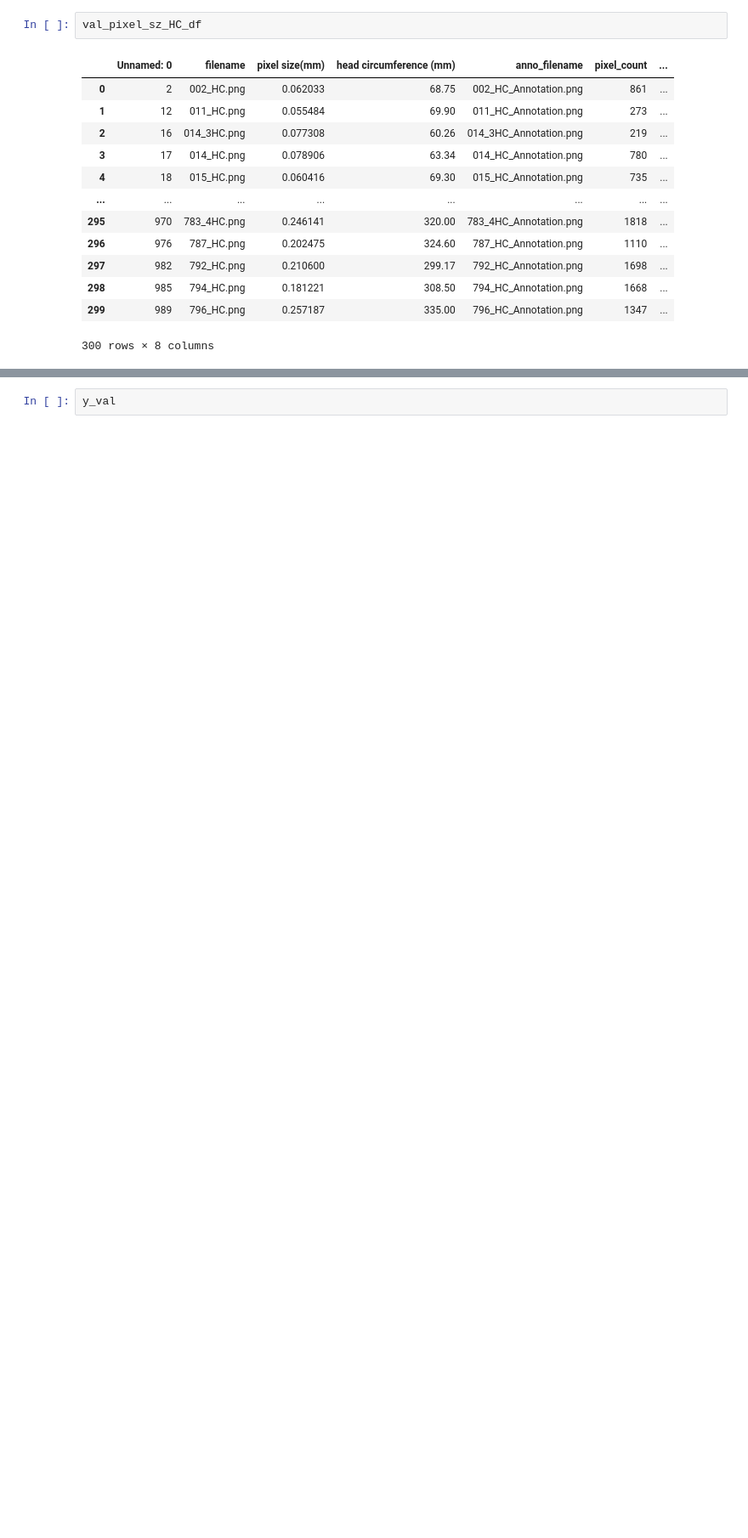
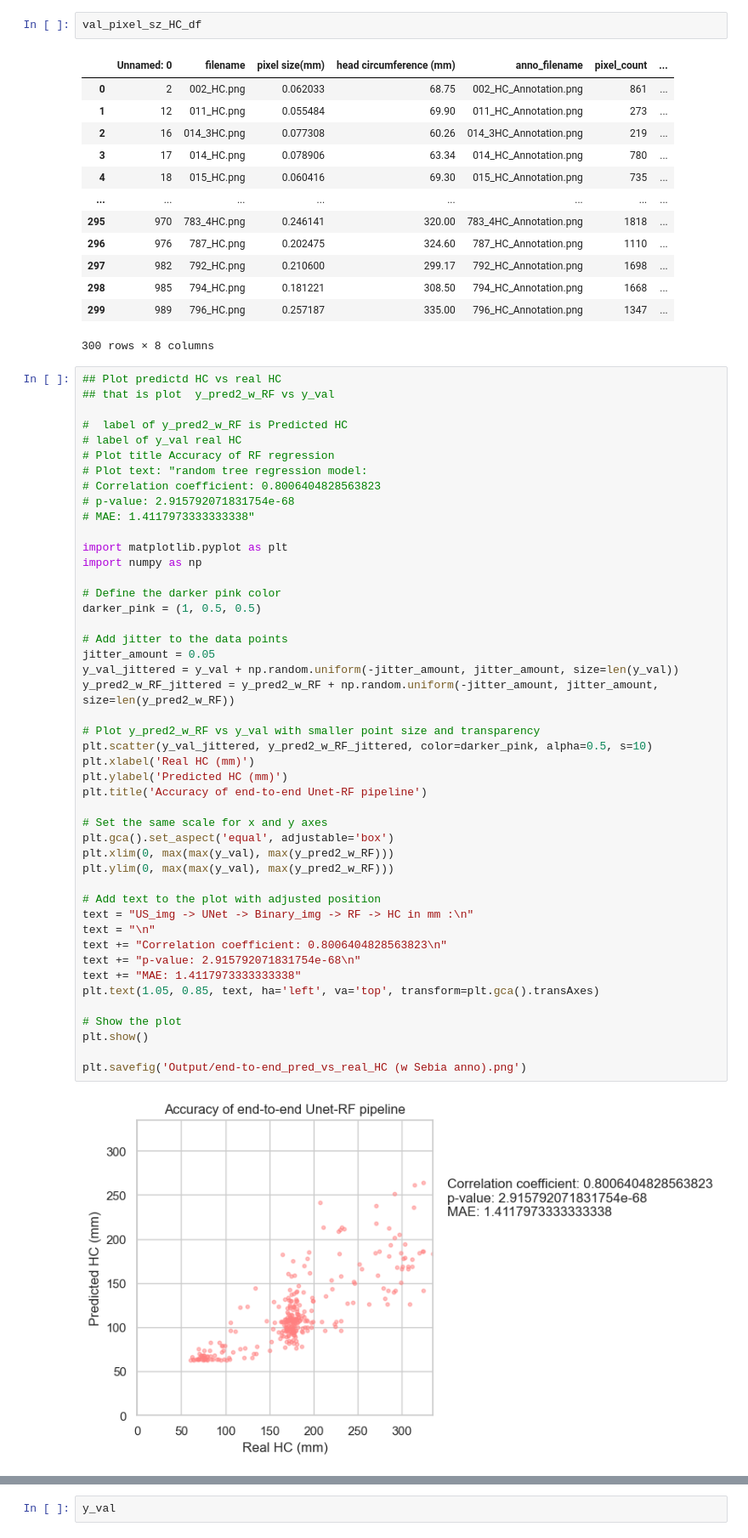
Before and after one commit to AnnChou/H1-AF, a Jupyter notebook: Jun15_pixelCt_pixelSz_HeadCir_Reg-Copy1.ipynb, the cells around one changed output, grey strips where cells are left out. Shown at 85% size. Cells and saved outputs as stored; diff of their text form; blank space fills up the shorter version.

```diff
--- a/Jun15_pixelCt_pixelSz_HeadCir_Reg-Copy1.ipynb
+++ b/Jun15_pixelCt_pixelSz_HeadCir_Reg-Copy1.ipynb
@@ -575,3 +603,51 @@ val_pixel_sz_HC_df
 | 298 | 985 | 794_HC.png | 0.181221 | 308.50 | 794_HC_Annotation.png | 1668 | ... |
 | 299 | 989 | 796_HC.png | 0.257187 | 335.00 | 796_HC_Annotation.png | 1347 | ... |
 300 rows × 8 columns
+# %%
+## Plot predictd HC vs real HC
+## that is plot  y_pred2_w_RF vs y_val
+
+#  label of y_pred2_w_RF is Predicted HC
+# label of y_val real HC
+# Plot title Accuracy of RF regression
+# Plot text: "random tree regression model:
+# Correlation coefficient: 0.8006404828563823
+# p-value: 2.915792071831754e-68
+# MAE: 1.4117973333333338"
+
+import matplotlib.pyplot as plt
+import numpy as np
+
+# Define the darker pink color
+darker_pink = (1, 0.5, 0.5)
+
+# Add jitter to the data points
+jitter_amount = 0.05
+y_val_jittered = y_val + np.random.uniform(-jitter_amount, jitter_amount, size=len(y_val))
+y_pred2_w_RF_jittered = y_pred2_w_RF + np.random.uniform(-jitter_amount, jitter_amount, size=len(y_pred2_w_RF))
+
+# Plot y_pred2_w_RF vs y_val with smaller point size and transparency
+plt.scatter(y_val_jittered, y_pred2_w_RF_jittered, color=darker_pink, alpha=0.5, s=10)
+plt.xlabel('Real HC (mm)')
+plt.ylabel('Predicted HC (mm)')
+plt.title('Accuracy of end-to-end Unet-RF pipeline')
+
+# Set the same scale for x and y axes
+plt.gca().set_aspect('equal', adjustable='box')
+plt.xlim(0, max(max(y_val), max(y_pred2_w_RF)))
+plt.ylim(0, max(max(y_val), max(y_pred2_w_RF)))
+
+# Add text to the plot with adjusted position
+text = "US_img -> UNet -> Binary_img -> RF -> HC in mm :\n"
+text = "\n"
+text += "Correlation coefficient: 0.8006404828563823\n"
+text += "p-value: 2.915792071831754e-68\n"
+text += "MAE: 1.4117973333333338"
+plt.text(1.05, 0.85, text, ha='left', va='top', transform=plt.gca().transAxes)
+
+# Show the plot
+plt.show()
+
+plt.savefig('Output/end-to-end_pred_vs_real_HC (w Sebia anno).png')
+# %% [output]
+[figure, added]
```
Also changed, not shown: parts of 75 cells of this notebook, 3 other files.
